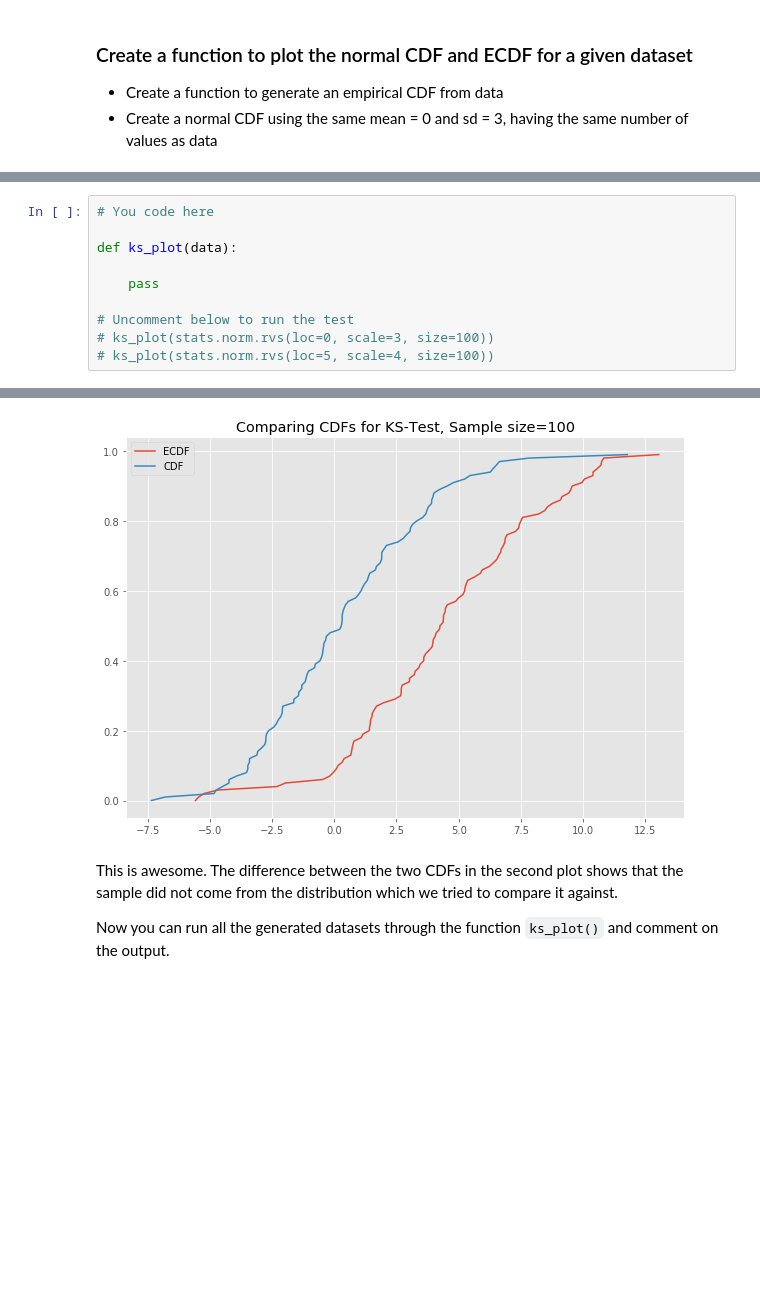
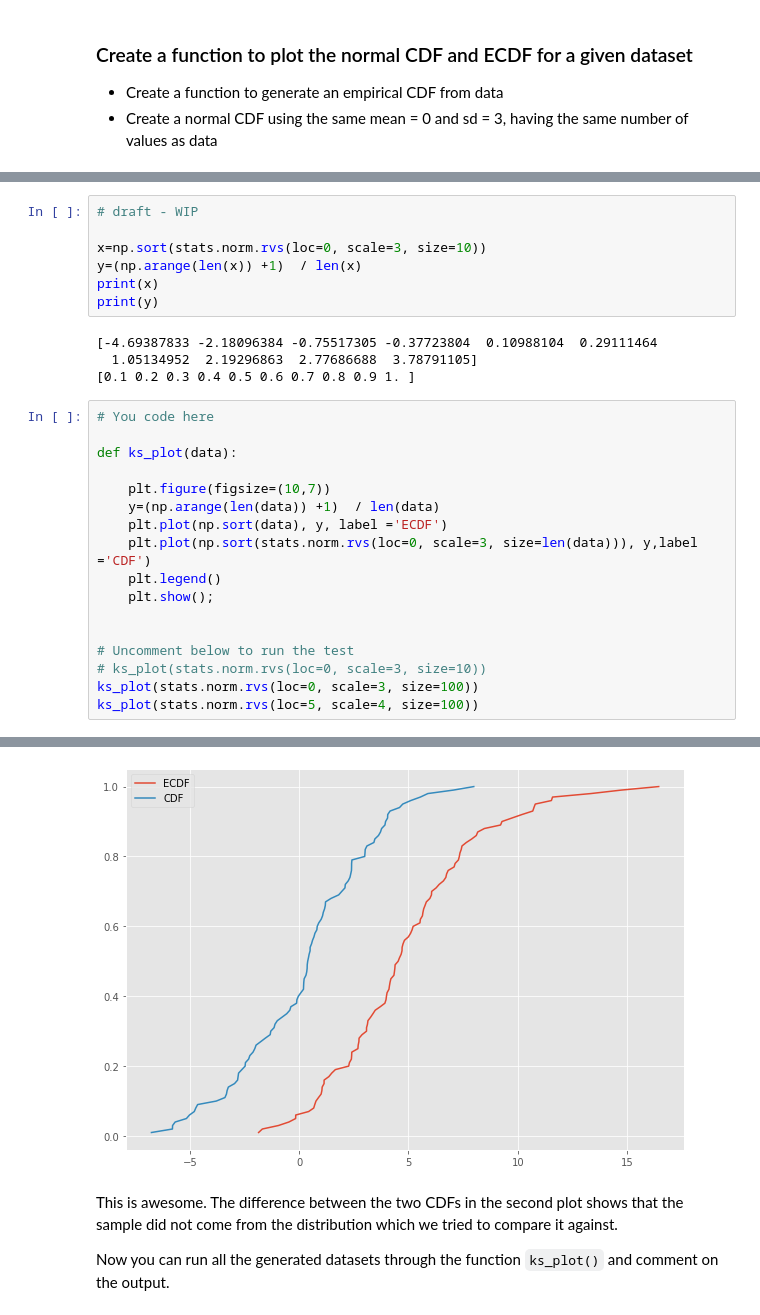
Before and after one commit to poariston/dsc-komogorov-smirnov-test-lab-online-ds-pt-120919, a Jupyter notebook: index.ipynb, the cells around one changed output, grey strips where cells are left out. Drawn from its saved outputs; the diff is of its cells as text; blank space fills up the shorter version.

```diff
--- a/index.ipynb
+++ b/index.ipynb
@@ -92,11 +143,29 @@ array([-0.36640658, -1.92474163,  1.04911539, -0.95753234,  0.92679857,
+# %%
+# draft - WIP
+
+x=np.sort(stats.norm.rvs(loc=0, scale=3, size=10))
+y=(np.arange(len(x)) +1)  / len(x)
+print(x)
+print(y)
+# %% [output]
+[-4.69387833 -2.18096384 -0.75517305 -0.37723804  0.10988104  0.29111464
+  1.05134952  2.19296863  2.77686688  3.78791105]
+[0.1 0.2 0.3 0.4 0.5 0.6 0.7 0.8 0.9 1. ]
 # %%
 # You code here
 
 def ks_plot(data):
 
-    pass
+    plt.figure(figsize=(10,7))
+    y=(np.arange(len(data)) +1)  / len(data)
+    plt.plot(np.sort(data), y, label ='ECDF')
+    plt.plot(np.sort(stats.norm.rvs(loc=0, scale=3, size=len(data))), y,label ='CDF')
+    plt.legend()
+    plt.show();
+
 
 # Uncomment below to run the test
-# ks_plot(stats.norm.rvs(loc=0, scale=3, size=100))
-# ks_plot(stats.norm.rvs(loc=5, scale=4, size=100))
+# ks_plot(stats.norm.rvs(loc=0, scale=3, size=10))
+ks_plot(stats.norm.rvs(loc=0, scale=3, size=100))
+ks_plot(stats.norm.rvs(loc=5, scale=4, size=100))
 # %% [output]
@@ -104,4 +173,4 @@ def ks_plot(data):
-[figure, old version]
+[figure, new version]
 # %% [markdown]
 This is awesome. The difference between the two CDFs in the second plot shows that the sample did not come from the distribution which we tried to compare it against.
 
```
Also changed, not shown: parts of 27 cells of this notebook.
